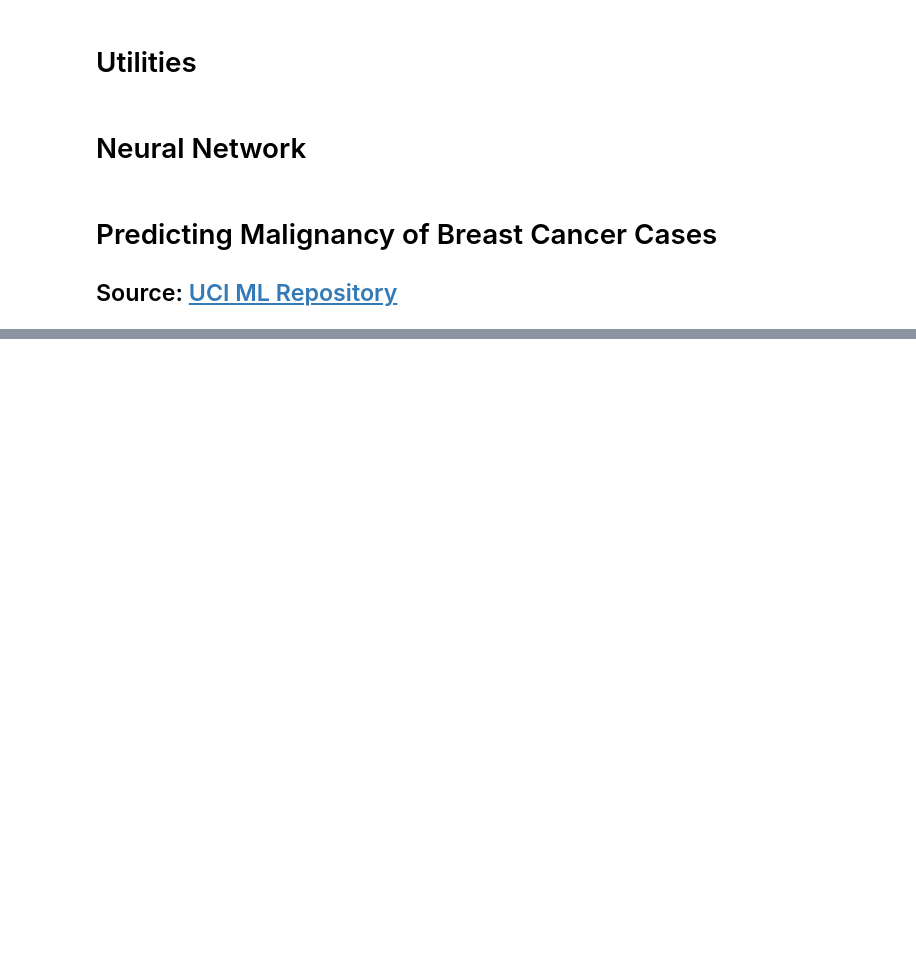
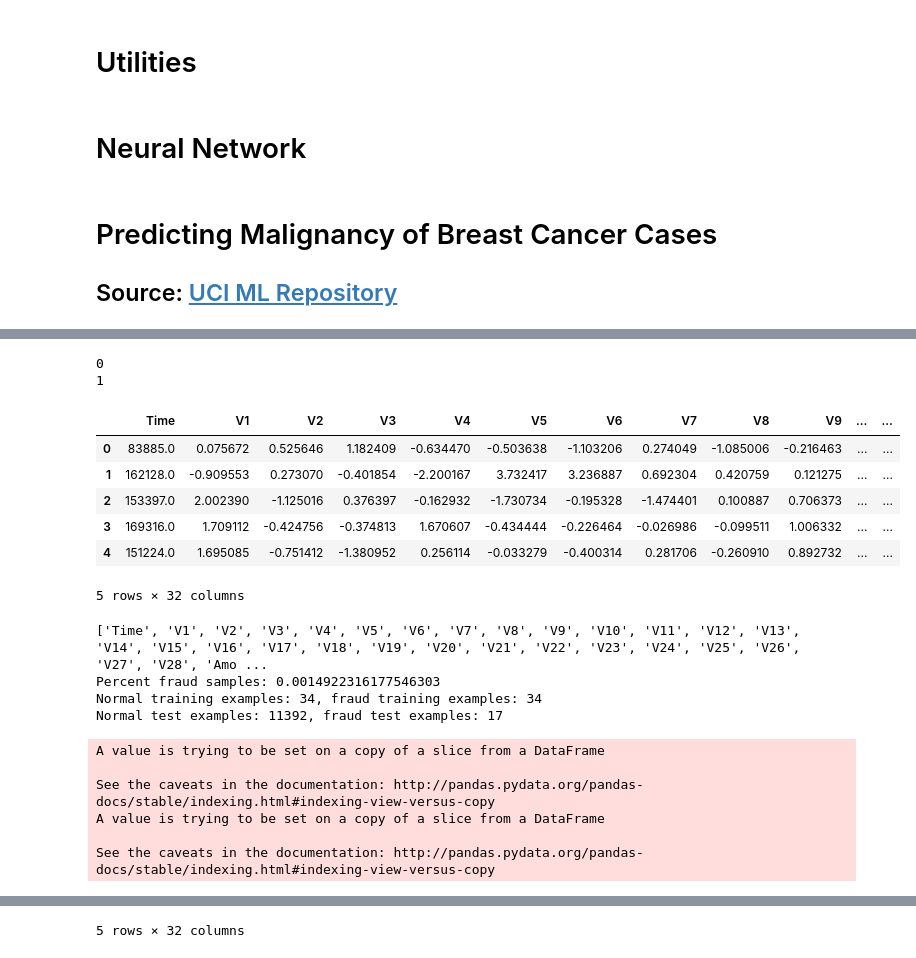
Before and after one commit to bcooper94/AdvancedDataMining, a Jupyter notebook: Neural Network.ipynb, the cells around one changed output, grey strips where cells are left out. Cells and saved outputs as stored; diff of their text form; code cells hidden in the pictures; blank space fills up the shorter version.

```diff
--- a/Neural Network.ipynb
+++ b/Neural Network.ipynb
@@ -298,0 +330,61 @@ Accuracy: 0.6272, precision: 0.3136, recall: 0.5000, F1: 0.3854
+# %%
+ccDf = pd.read_csv('data/creditcard.csv')
+ccDf.drop('Unnamed: 0', axis=1, inplace=True)
+
+yCols = []
+for val in ccDf.Class.unique():
+    print(val)
+    yCols.append('Class_' + str(val))
+    ccDf['Class_' + str(val)] = ccDf.Class.apply(lambda x: 1 if x == val else 0)
+
+ccDf.drop('Class', axis=1, inplace=True)
+display(ccDf.head())
+
+xCols = [col for col in ccDf.columns if col not in yCols]
+print(xCols)
+
+normalCCDf = ccDf.loc[ccDf.Class_0 == 1]
+fraudCCDf = ccDf.loc[ccDf.Class_1 == 1]
+percentFraud = len(ccDf.loc[ccDf.Class_1 == 1]) / len(ccDf)
+print('Percent fraud samples:', percentFraud)
+
+fraudTraining = fraudCCDf.sample(frac=2/3)
+fraudCCDf.drop(fraudTraining.index, inplace=True)
+normalTraining = normalCCDf.sample(n=len(fraudTraining))
+normalCCDf.drop(normalTraining.index, inplace=True)
+
+normalTest = normalCCDf.sample(n=len(fraudCCDf) // percentFraud)
+print('Normal training examples: {}, fraud training examples: {}'.format(
+        len(normalTraining), len(fraudTraining)))
+print('Normal test examples: {}, fraud test examples: {}'.format(
+    len(normalTest), len(fraudCCDf)))
+
+trainSet = pd.concat([fraudTraining, normalTraining])
+display(trainSet.head())
+xTrain, yTrain = trainSet[xCols].values, trainSet[yCols].values
+testSet = pd.concat([fraudCCDf, normalTest])
+xTest, yTest = testSet[xCols].values, testSet[yCols].values
+
+# xTrain, xTest, yTrain, yTest = train_test_split(ccDf[xCols].as_matrix(),
+#                                                ccDf[yCols].as_matrix(),
+#                                                test_size=1/3, random_state=int(time.time()))
+# %% [output]
+0
+1
+|  | Time | V1 | V2 | V3 | V4 | V5 | V6 | V7 | V8 | V9 | ... | ... |
+| 0 | 83885.0 | 0.075672 | 0.525646 | 1.182409 | -0.634470 | -0.503638 | -1.103206 | 0.274049 | -1.085006 | -0.216463 | ... | ... |
+| 1 | 162128.0 | -0.909553 | 0.273070 | -0.401854 | -2.200167 | 3.732417 | 3.236887 | 0.692304 | 0.420759 | 0.121275 | ... | ... |
+| 2 | 153397.0 | 2.002390 | -1.125016 | 0.376397 | -0.162932 | -1.730734 | -0.195328 | -1.474401 | 0.100887 | 0.706373 | ... | ... |
+| 3 | 169316.0 | 1.709112 | -0.424756 | -0.374813 | 1.670607 | -0.434444 | -0.226464 | -0.026986 | -0.099511 | 1.006332 | ... | ... |
+| 4 | 151224.0 | 1.695085 | -0.751412 | -1.380952 | 0.256114 | -0.033279 | -0.400314 | 0.281706 | -0.260910 | 0.892732 | ... | ... |
+5 rows × 32 columns
+['Time', 'V1', 'V2', 'V3', 'V4', 'V5', 'V6', 'V7', 'V8', 'V9', 'V10', 'V11', 'V12', 'V13', 'V14', 'V15', 'V16', 'V17', 'V18', 'V19', 'V20', 'V21', 'V22', 'V23', 'V24', 'V25', 'V26', 'V27', 'V28', 'Amo ...
+Percent fraud samples: 0.0014922316177546303
+Normal training examples: 34, fraud training examples: 34
+Normal test examples: 11392, fraud test examples: 17
+A value is trying to be set on a copy of a slice from a DataFrame
+
+See the caveats in the documentation: http://pandas.pydata.org/pandas-docs/stable/indexing.html#indexing-view-versus-copy
+A value is trying to be set on a copy of a slice from a DataFrame
+
+See the caveats in the documentation: http://pandas.pydata.org/pandas-docs/stable/indexing.html#indexing-view-versus-copy
@@ -298,0 +397 @@ Accuracy: 0.6272, precision: 0.3136, recall: 0.5000, F1: 0.3854
+5 rows × 32 columns
```
Also changed, not shown: parts of 12 cells of this notebook, 9 other files.
